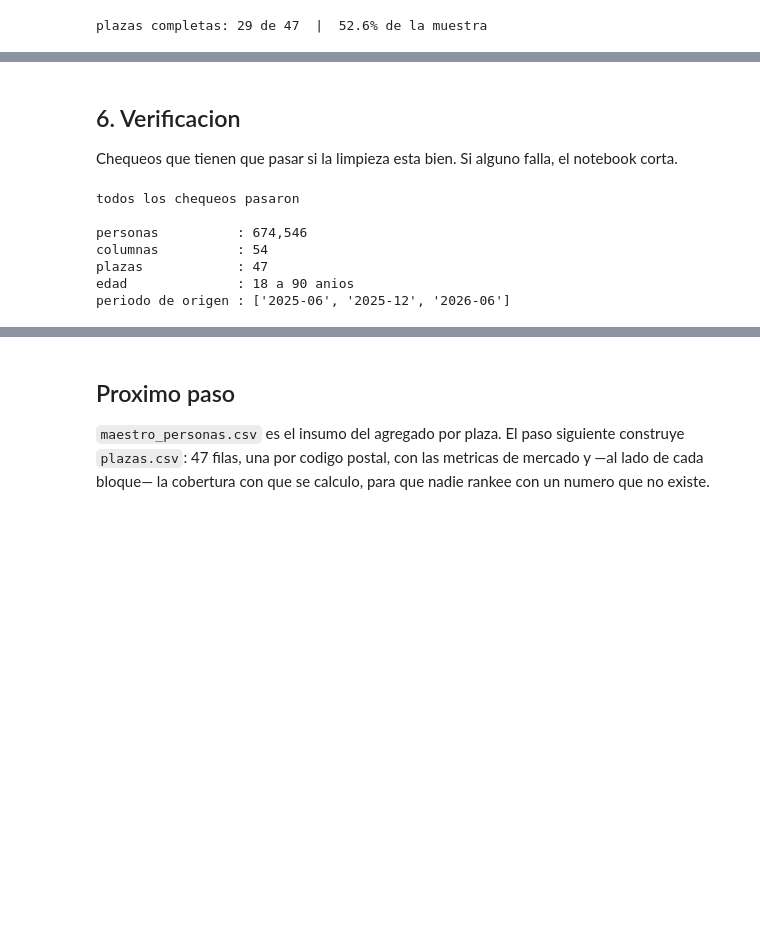
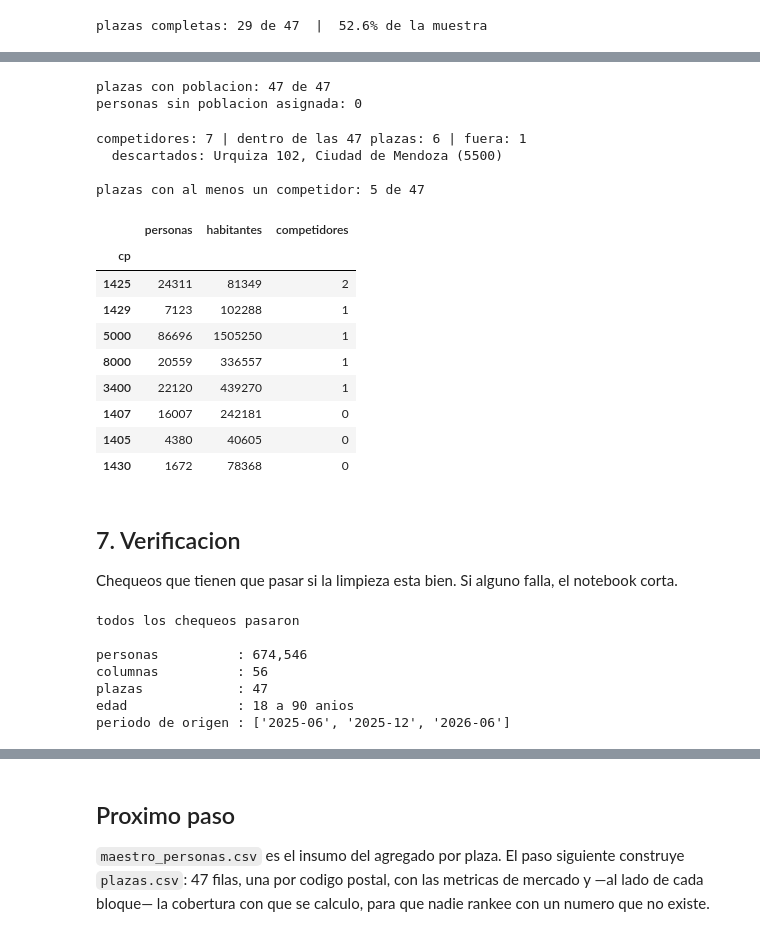
Before and after one commit to NicolasCaveda/Dathaton, a Jupyter notebook: 02_limpieza_y_maestro.ipynb, the cells around one changed output, grey strips where cells are left out. Cells and saved outputs as stored; diff of their text form; code cells hidden in the pictures; blank space fills up the shorter version.

```diff
--- a/02_limpieza_y_maestro.ipynb
+++ b/02_limpieza_y_maestro.ipynb
@@ -477,5 +504,77 @@ plazas completas: 29 de 47  |  52.6% de la muestra
+# %%
+# --- Poblacion por plaza (Censo 2022) ----------------------------------------------
+RUTA_POB = os.path.join(BASE, "fuentes_externas", "censo_2022_poblacion", "poblacion_por_cp.csv")
+poblacion = pd.read_csv(RUTA_POB)
+poblacion["cp"] = poblacion["cp"].astype(str)
+
+maestro["cp"] = maestro["cp"].astype(str)
+maestro = maestro.merge(
+    poblacion[["cp", "poblacion_estimada"]].rename(columns={"poblacion_estimada": "cantidad_habitantes_cp"}),
+    on="cp", how="left")
+
+sin_pob = maestro["cantidad_habitantes_cp"].isna().sum()
+print(f"plazas con poblacion: {poblacion['cp'].nunique()} de {maestro['cp'].nunique()}")
+print(f"personas sin poblacion asignada: {sin_pob:,}")
+assert sin_pob == 0, "hay plazas sin poblacion en el censo"
+# %% [output]
+plazas con poblacion: 47 de 47
+personas sin poblacion asignada: 0
+# %%
+# --- Competidores por plaza --------------------------------------------------------
+# Geocodificacion inversa de las 7 coordenadas (Nominatim/OSM), resuelta y fijada aca.
+# Empalme por ciudad: el CPA moderno subdivide las ciudades grandes, el dataset no.
+GEOCODIFICACION = [
+    # id, direccion resuelta,                     cpa,          ciudad,          cp del dataset
+    (1, "Sucre 1415, Alta Cordoba",               "X5001",      "Cordoba",       "5000"),
+    (2, "9 de Julio 1377, Corrientes",            "3400",       "Corrientes",    "3400"),
+    (3, "Bravard 574, Bahia Blanca",              "B8000AGE",   "Bahia Blanca",  "8000"),
+    (4, "Gurruchaga 2426, Palermo",               "C1425",      "CABA",          "1425"),
+    (5, "Quesada 2487, Nuñez",                    "C1429AAO",   "CABA",          "1429"),
+    (6, "Cabello 3219, Palermo Norte",            "C1425DEL",   "CABA",          "1425"),
+    (7, "Urquiza 102, Ciudad de Mendoza",         "5500",       "Mendoza",       None),  # fuera de las 47
+]
+geo = pd.DataFrame(GEOCODIFICACION,
+                   columns=["id_locacion", "direccion", "cpa", "ciudad", "cp"])
+
+# Chequeo de que la tabla de coordenadas no cambio desde que se geocodifico
+_loc = pd.read_excel(os.path.join(BASE, "Locaciones competidor.xlsx"))
+if set(_loc["id_locacion"]) != set(geo["id_locacion"]):
+    raise ValueError("Locaciones competidor.xlsx cambio: hay que volver a geocodificar")
+
+dentro = geo[geo["cp"].notna()]
+fuera = geo[geo["cp"].isna()]
+print(f"competidores: {len(geo)} | dentro de las 47 plazas: {len(dentro)} | fuera: {len(fuera)}")
+if len(fuera):
+    print("  descartados:", ", ".join(f"{r.direccion} ({r.cpa})" for r in fuera.itertuples()))
+
+conteo = dentro.groupby("cp").size().rename("cantidad_competidores")
+maestro = maestro.merge(conteo, on="cp", how="left")
+maestro["cantidad_competidores"] = maestro["cantidad_competidores"].fillna(0).astype(int)
+
+resumen_comp = (maestro.groupby("cp")
+                .agg(personas=("id_persona", "size"),
+                     habitantes=("cantidad_habitantes_cp", "first"),
+                     competidores=("cantidad_competidores", "first"))
+                .sort_values("competidores", ascending=False))
+print(f"\nplazas con al menos un competidor: {int((resumen_comp['competidores'] > 0).sum())} de {len(resumen_comp)}")
+display(resumen_comp.head(8))
+# %% [output]
+competidores: 7 | dentro de las 47 plazas: 6 | fuera: 1
+  descartados: Urquiza 102, Ciudad de Mendoza (5500)
+
+plazas con al menos un competidor: 5 de 47
+|  | personas | habitantes | competidores |
+| cp |  |  |  |
+| 1425 | 24311 | 81349 | 2 |
+| 1429 | 7123 | 102288 | 1 |
+| 5000 | 86696 | 1505250 | 1 |
+| 8000 | 20559 | 336557 | 1 |
+| 3400 | 22120 | 439270 | 1 |
+| 1407 | 16007 | 242181 | 0 |
+| 1405 | 4380 | 40605 | 0 |
+| 1430 | 1672 | 78368 | 0 |
 # %% [markdown]
-## 6. Verificacion
+## 7. Verificacion
 
 Chequeos que tienen que pasar si la limpieza esta bien. Si alguno falla, el notebook corta.
 # %%
@@ -506,7 +605,7 @@ print(f"periodo de origen : {sorted(maestro['periodo_personas'].dropna().unique(
 todos los chequeos pasaron
 
 personas          : 674,546
-columnas          : 54
+columnas          : 56
 plazas            : 47
 edad              : 18 a 90 anios
 periodo de origen : ['2025-06', '2025-12', '2026-06']
```
Also changed, not shown: parts of 8 cells of this notebook, 1 other file.
